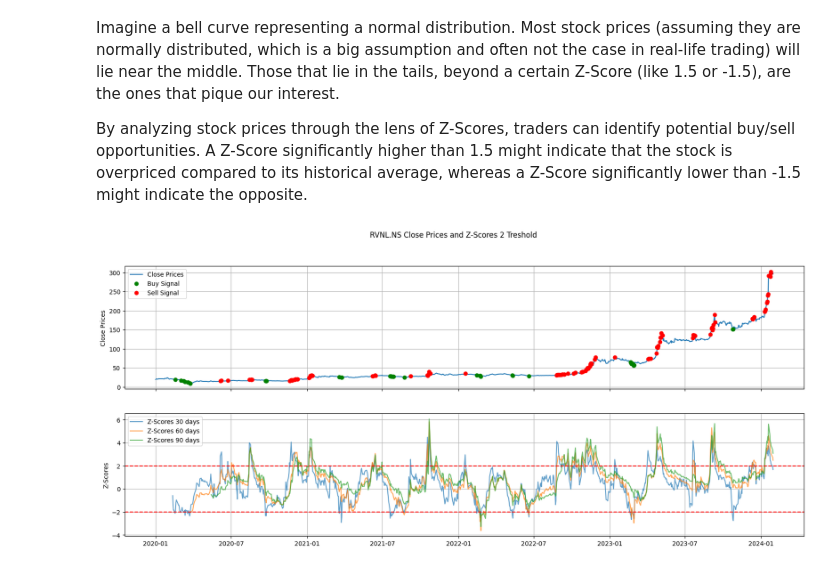
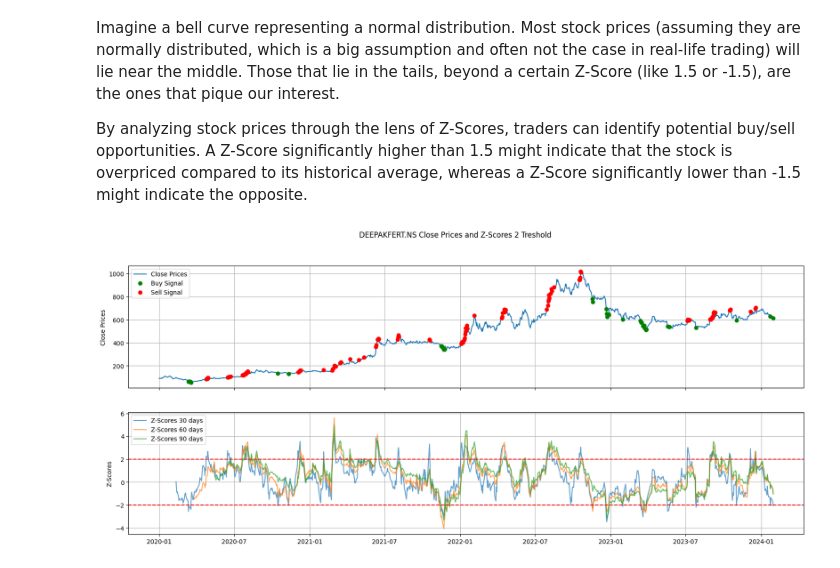
Before and after one commit to Tikam02/TechnicalAnalysis, a Jupyter notebook: Fundamental_Analysis/Z-score-valuation.ipynb, the cells around one changed output. Cells and saved outputs as stored; diff of their text form; code cells hidden in the pictures.

```diff
--- a/Fundamental_Analysis/Z-score-valuation.ipynb
+++ b/Fundamental_Analysis/Z-score-valuation.ipynb
@@ -16,7 +16,7 @@ import matplotlib.pyplot as plt
 # Constants
 Z_THRESH = 2
 PERIODS = [30, 60, 90]
-TICKER_SYMBOL = "RVNL.NS"
+TICKER_SYMBOL = "DEEPAKFERT.NS"
 START_DATE = '2020-01-01'
 END_DATE = '2024-01-31'
 
@@ -57,31 +57,31 @@ def plot_data(close_prices, z_scores_data):
             sell_signals = (z_scores > Z_THRESH)
             ax1.plot(close_prices[buy_signals].index, close_prices[buy_signals], 'o', color='g', label='Buy Signal')
             ax1.plot(close_prices[sell_signals].index, close_prices[sell_signals], 'o', color='r', label='Sell Signal')
     # Set the y-label and legend for the close prices subplot
     ax1.set_ylabel('Close Prices')
     ax1.legend(loc="upper left")
     ax1.grid(True)
 
     # Draw horizontal lines indicating the Z-score thresholds on the Z-scores subplot
     ax2.axhline(-Z_THRESH, color='red', linestyle='--')
     ax2.axhline(Z_THRESH, color='red', linestyle='--')
     # Set the y-label and legend for the Z-scores subplot
     ax2.set_ylabel('Z-Scores')
     ax2.legend(loc="upper left")
     ax2.grid(True)
 
     # Set the main title for the entire plot
     plt.suptitle(f'{TICKER_SYMBOL} Close Prices and Z-Scores {Z_THRESH} Treshold')
     # Display the plots
     plt.show()
 
 # Fetch the historical data for the ticker symbol
 ticker_data = fetch_data(TICKER_SYMBOL, START_DATE, END_DATE)
 
 # Calculate Z-scores for the specified periods
 z_scores_data = calculate_z_scores(ticker_data['Close'], PERIODS)
 
 # Plot the close prices and Z-scores
 plot_data(ticker_data['Close'], z_scores_data)
 # %% [output]
-[figure, old version]
+[figure, new version]
```
Also changed, not shown: 27 other files.
